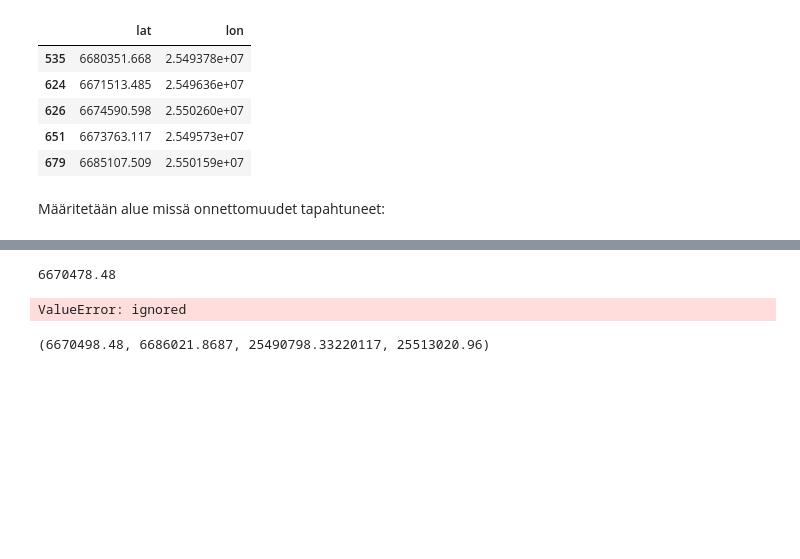
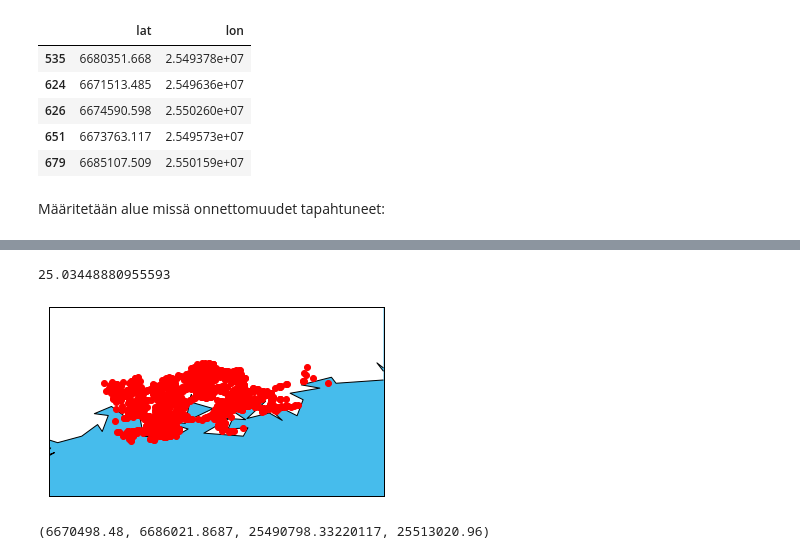
Before and after one commit to holezekki99/JODA2022, a Jupyter notebook: JODA2022_workbook.ipynb, the cells around one changed output, grey strips where cells are left out. Cells and saved outputs as stored; diff of their text form; code cells hidden in the pictures; blank space fills up the shorter version.

```diff
--- a/JODA2022_workbook.ipynb
+++ b/JODA2022_workbook.ipynb
@@ -181,39 +187,39 @@ lon = u['lon'].values
 # %%
 
 # determine range to print based on min, max lat and lon of the data
-margin = 20 # buffer to add to the range
+margin = 0.1 # buffer to add to the range
 lat_min = min(lat) - margin
 lat_max = max(lat) + margin
 lon_min = min(lon) - margin
 lon_max = max(lon) + margin
-lat_min
+lon_0=((lon_min + lon_max))/2
+
+lon_0
 # %% [output]
-6670478.48
+25.03448880955593
 # %%
 
 # create map using BASEMAP
+
 m = Basemap(llcrnrlon=lon_min,
             llcrnrlat=lat_min,
             urcrnrlon=lon_max,
             urcrnrlat=lat_max,
-            lat_0=(lat_max - lat_min)/2,
-            lon_0=(lon_max-lon_min)/2,
-            epsg=3879,
-            resolution = 'l',
-            area_thresh=10000.,
+            resolution = 'i',
+            #area_thresh=1000.,
             )
 m.drawcoastlines()
 m.drawcountries()
 m.drawstates()
 m.drawmapboundary(fill_color='#46bcec')
 m.fillcontinents(color = 'white',lake_color='#46bcec')
 # convert lat and lon to map projection coordinates
-lons, lats = m(lon, lat)
+#lons, lats = m(lon, lat)
 # plot points as red dots
-m.scatter(lons, lats, marker = 'o', color='r', zorder=5)
+m.scatter(lon, lat, marker = 'o', color='r', zorder=5)
 plt.show()
 # %% [output]
-ValueError: ignored
+[figure, added]
 # %%
 BBox = ((mp_onnettomuus_loc.lon.min(), mp_onnettomuus_loc.lon.max(), mp_onnettomuus_loc.lat.min(), mp_onnettomuus_loc.lat.max()))
 BBox
```
Also changed, not shown: parts of 4 cells of this notebook.
